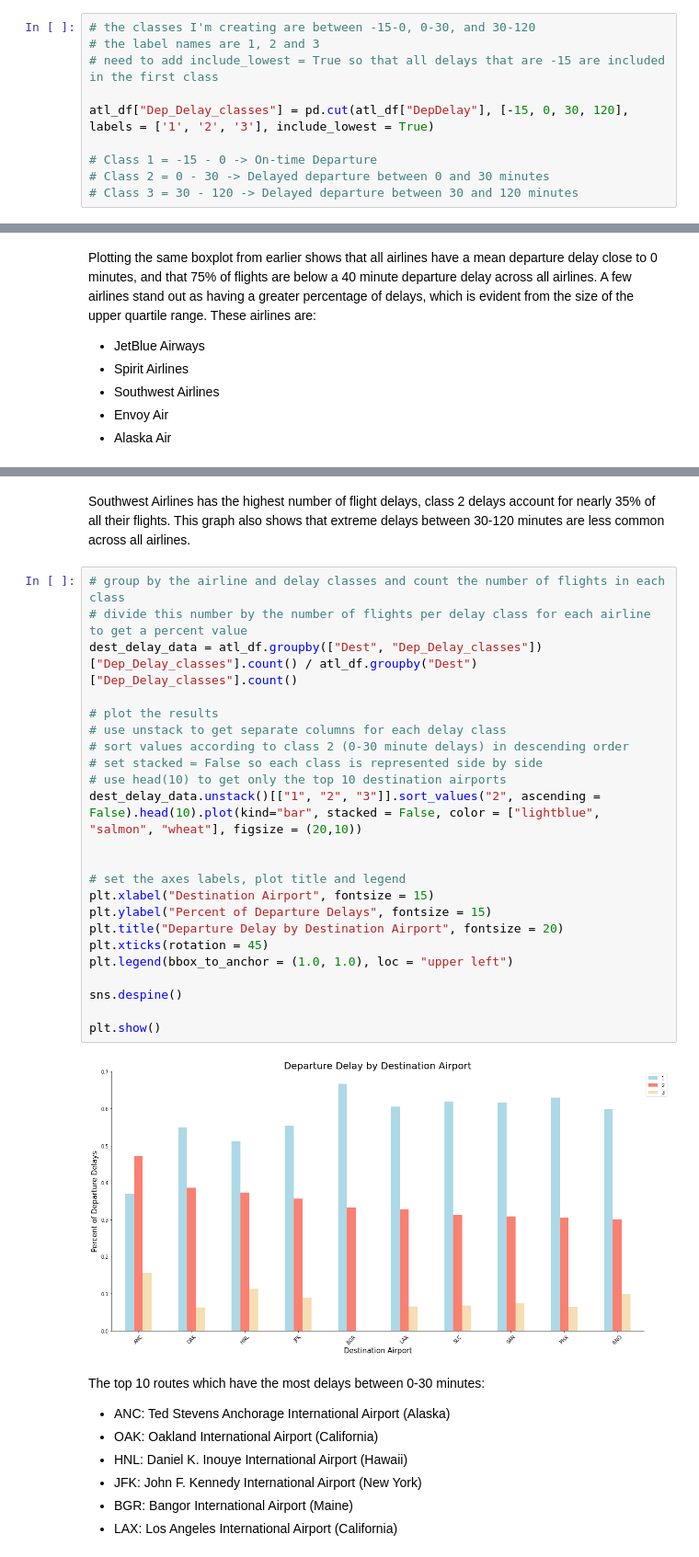
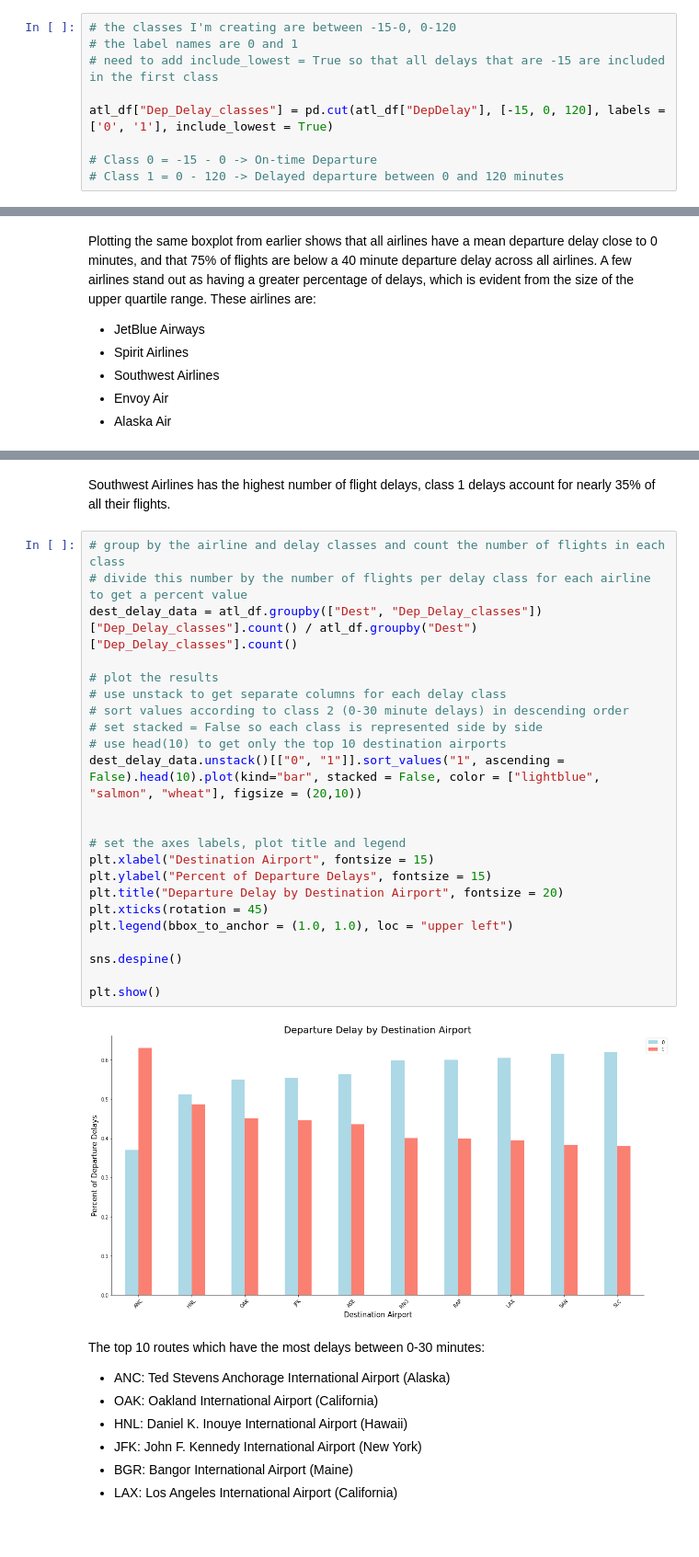
Before and after one commit to stephgolob/Predicting-Flight-Delays, a Jupyter notebook: Exploratory_Data_Analysis.ipynb, the cells around one changed output, grey strips where cells are left out. Shown at 92% size. Cells and saved outputs as stored; diff of their text form; blank space fills up the shorter version.

```diff
--- a/Exploratory_Data_Analysis.ipynb
+++ b/Exploratory_Data_Analysis.ipynb
@@ -886,13 +894,12 @@ I will create bins for the 3 classes I described above using `cut`.
 # %%
-# the classes I'm creating are between -15-0, 0-30, and 30-120
-# the label names are 1, 2 and 3
+# the classes I'm creating are between -15-0, 0-120
+# the label names are 0 and 1
 # need to add include_lowest = True so that all delays that are -15 are included in the first class
 
-atl_df["Dep_Delay_classes"] = pd.cut(atl_df["DepDelay"], [-15, 0, 30, 120], labels = ['1', '2', '3'], include_lowest = True)
+atl_df["Dep_Delay_classes"] = pd.cut(atl_df["DepDelay"], [-15, 0, 120], labels = ['0', '1'], include_lowest = True)
 
-# Class 1 = -15 - 0 -> On-time Departure
-# Class 2 = 0 - 30 -> Delayed departure between 0 and 30 minutes
-# Class 3 = 30 - 120 -> Delayed departure between 30 and 120 minutes
+# Class 0 = -15 - 0 -> On-time Departure
+# Class 1 = 0 - 120 -> Delayed departure between 0 and 120 minutes
 # %%
 # check the new column has been correctly created
 atl_df.head()
@@ -1081,30 +1150,30 @@ plt.show()
 # %% [markdown]
-Southwest Airlines has the highest number of flight delays, class 2 delays account for nearly 35% of all their flights. This graph also shows that extreme delays between 30-120 minutes are less common across all airlines.
+Southwest Airlines has the highest number of flight delays, class 1 delays account for nearly 35% of all their flights.
 # %%
 # group by the airline and delay classes and count the number of flights in each class
 # divide this number by the number of flights per delay class for each airline to get a percent value
 dest_delay_data = atl_df.groupby(["Dest", "Dep_Delay_classes"])["Dep_Delay_classes"].count() / atl_df.groupby("Dest")["Dep_Delay_classes"].count()
 
 # plot the results
 # use unstack to get separate columns for each delay class
 # sort values according to class 2 (0-30 minute delays) in descending order
 # set stacked = False so each class is represented side by side
 # use head(10) to get only the top 10 destination airports
-dest_delay_data.unstack()[["1", "2", "3"]].sort_values("2", ascending = False).head(10).plot(kind="bar", stacked = False, color = ["lightblue", "salmon", "wheat"], figsize = (20,10))
+dest_delay_data.unstack()[["0", "1"]].sort_values("1", ascending = False).head(10).plot(kind="bar", stacked = False, color = ["lightblue", "salmon", "wheat"], figsize = (20,10))
 
 
 # set the axes labels, plot title and legend
 plt.xlabel("Destination Airport", fontsize = 15)
 plt.ylabel("Percent of Departure Delays", fontsize = 15)
 plt.title("Departure Delay by Destination Airport", fontsize = 20)
 plt.xticks(rotation = 45)
 plt.legend(bbox_to_anchor = (1.0, 1.0), loc = "upper left")
 
 sns.despine()
 
 plt.show()
 # %% [output]
-[figure, old version]
+[figure, new version]
 # %% [markdown]
 The top 10 routes which have the most delays between 0-30 minutes:
 - ANC: Ted Stevens Anchorage International Airport (Alaska)
```
Also changed, not shown: parts of 99 cells of this notebook.
